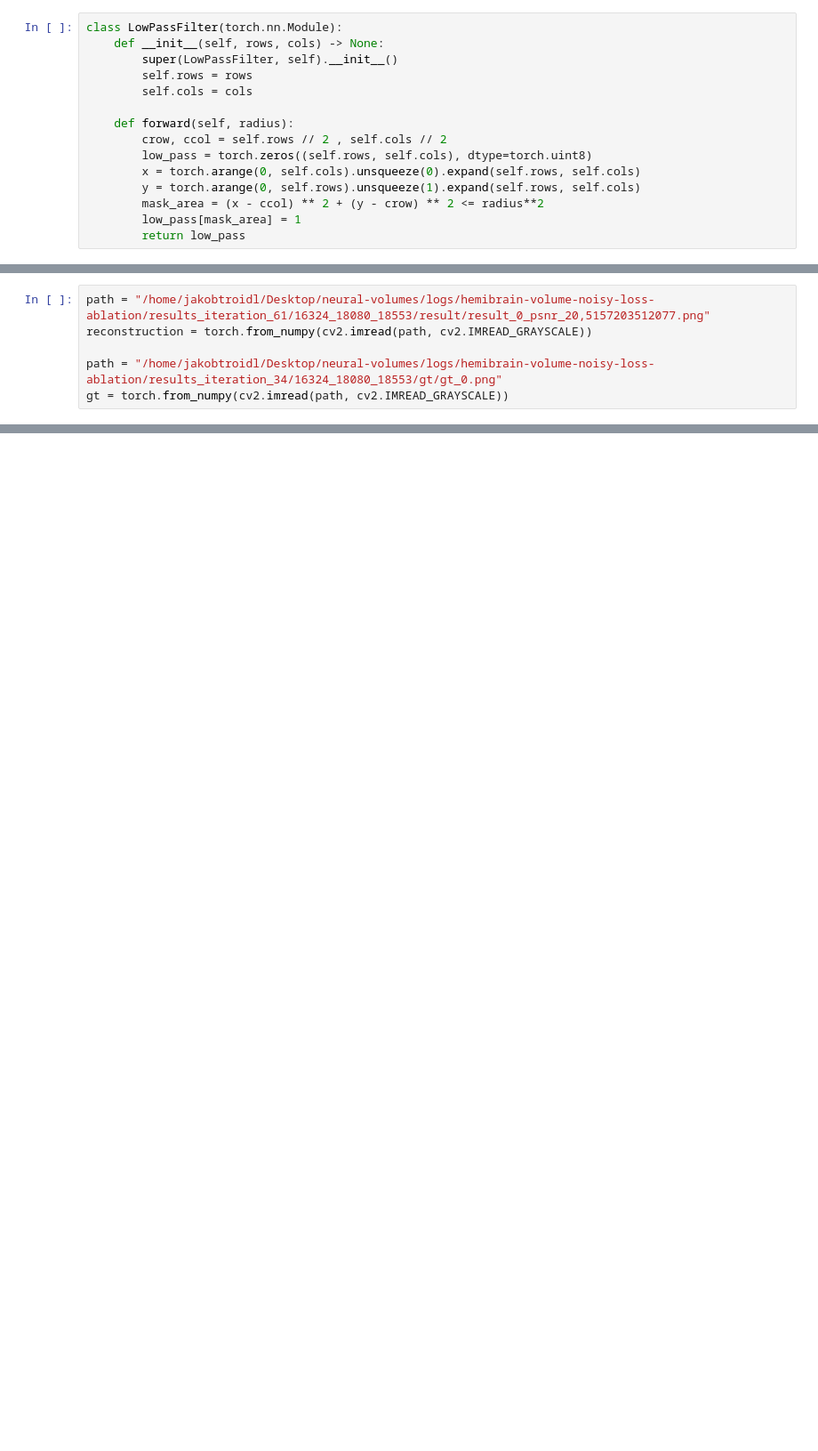
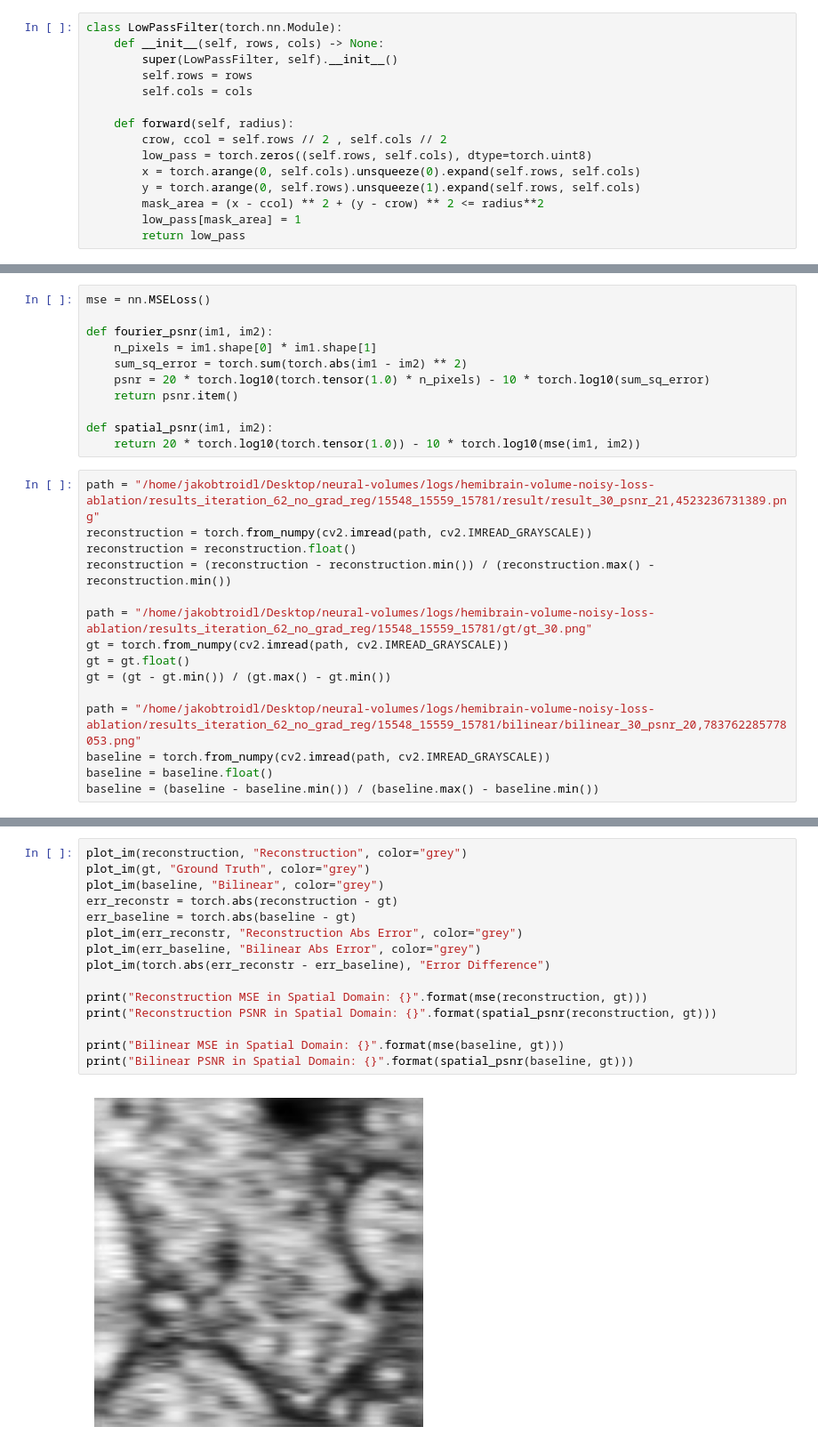
Before and after one commit to jakobtroidl/niiv, a Jupyter notebook: notebooks/fourier-figure.ipynb, the cells around one changed output, grey strips where cells are left out. Shown at 89% size. Cells and saved outputs as stored; diff of their text form; blank space fills up the shorter version.

Commit message:
fourier figure is done

```diff
--- a/notebooks/fourier-figure.ipynb
+++ b/notebooks/fourier-figure.ipynb
@@ -53,6 +48,26 @@ def plot_im(im1, title1, im2, title2):
+# %%
+mse = nn.MSELoss()
+
+def fourier_psnr(im1, im2):
+    n_pixels = im1.shape[0] * im1.shape[1]
+    sum_sq_error = torch.sum(torch.abs(im1 - im2) ** 2)
+    psnr = 20 * torch.log10(torch.tensor(1.0) * n_pixels) - 10 * torch.log10(sum_sq_error)
+    return psnr.item()
+
+def spatial_psnr(im1, im2):
+    return 20 * torch.log10(torch.tensor(1.0)) - 10 * torch.log10(mse(im1, im2))
 # %%
-path = "/home/jakobtroidl/Desktop/neural-volumes/logs/hemibrain-volume-noisy-loss-ablation/results_iteration_61/16324_18080_18553/result/result_0_psnr_20,5157203512077.png"
+path = "/home/jakobtroidl/Desktop/neural-volumes/logs/hemibrain-volume-noisy-loss-ablation/results_iteration_62_no_grad_reg/15548_15559_15781/result/result_30_psnr_21,4523236731389.png"
 reconstruction = torch.from_numpy(cv2.imread(path, cv2.IMREAD_GRAYSCALE))
+reconstruction = reconstruction.float()
+reconstruction = (reconstruction - reconstruction.min()) / (reconstruction.max() - reconstruction.min())
 
-path = "/home/jakobtroidl/Desktop/neural-volumes/logs/hemibrain-volume-noisy-loss-ablation/results_iteration_34/16324_18080_18553/gt/gt_0.png"
+path = "/home/jakobtroidl/Desktop/neural-volumes/logs/hemibrain-volume-noisy-loss-ablation/results_iteration_62_no_grad_reg/15548_15559_15781/gt/gt_30.png"
 gt = torch.from_numpy(cv2.imread(path, cv2.IMREAD_GRAYSCALE))
+gt = gt.float()
+gt = (gt - gt.min()) / (gt.max() - gt.min())
+
+path = "/home/jakobtroidl/Desktop/neural-volumes/logs/hemibrain-volume-noisy-loss-ablation/results_iteration_62_no_grad_reg/15548_15559_15781/bilinear/bilinear_30_psnr_20,783762285778053.png"
+baseline = torch.from_numpy(cv2.imread(path, cv2.IMREAD_GRAYSCALE))
+baseline = baseline.float()
+baseline = (baseline - baseline.min()) / (baseline.max() - baseline.min())
@@ -78,0 +74,17 @@ plot_im(torch.abs(reconstruction - gt), "Absolute Difference", (reconstruction -
+# %%
+plot_im(reconstruction, "Reconstruction", color="grey")
+plot_im(gt, "Ground Truth", color="grey")
+plot_im(baseline, "Bilinear", color="grey")
+err_reconstr = torch.abs(reconstruction - gt)
+err_baseline = torch.abs(baseline - gt)
+plot_im(err_reconstr, "Reconstruction Abs Error", color="grey")
+plot_im(err_baseline, "Bilinear Abs Error", color="grey")
+plot_im(torch.abs(err_reconstr - err_baseline), "Error Difference")
+
+print("Reconstruction MSE in Spatial Domain: {}".format(mse(reconstruction, gt)))
+print("Reconstruction PSNR in Spatial Domain: {}".format(spatial_psnr(reconstruction, gt)))
+
+print("Bilinear MSE in Spatial Domain: {}".format(mse(baseline, gt)))
+print("Bilinear PSNR in Spatial Domain: {}".format(spatial_psnr(baseline, gt)))
+# %% [output]
+[figure, added]
```
Also changed, not shown: parts of 14 cells of this notebook.
